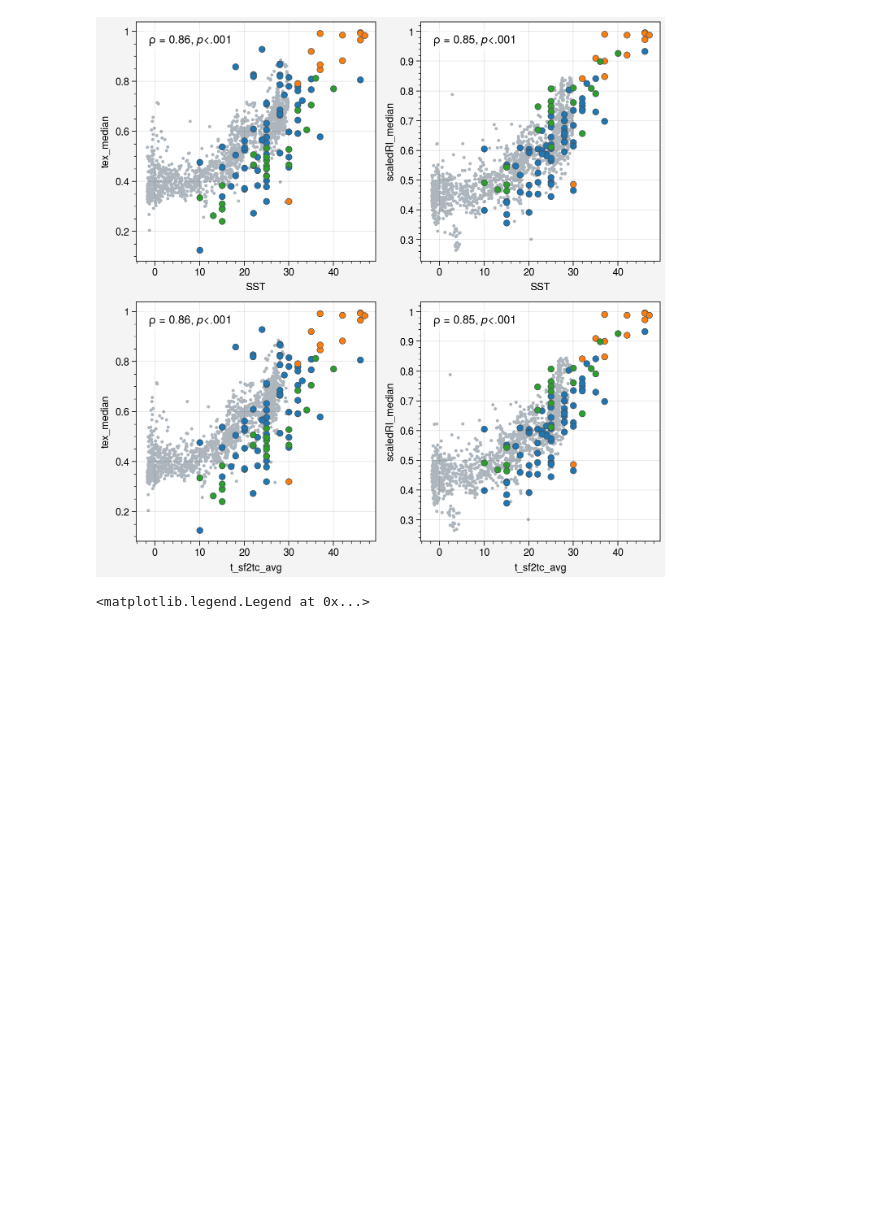
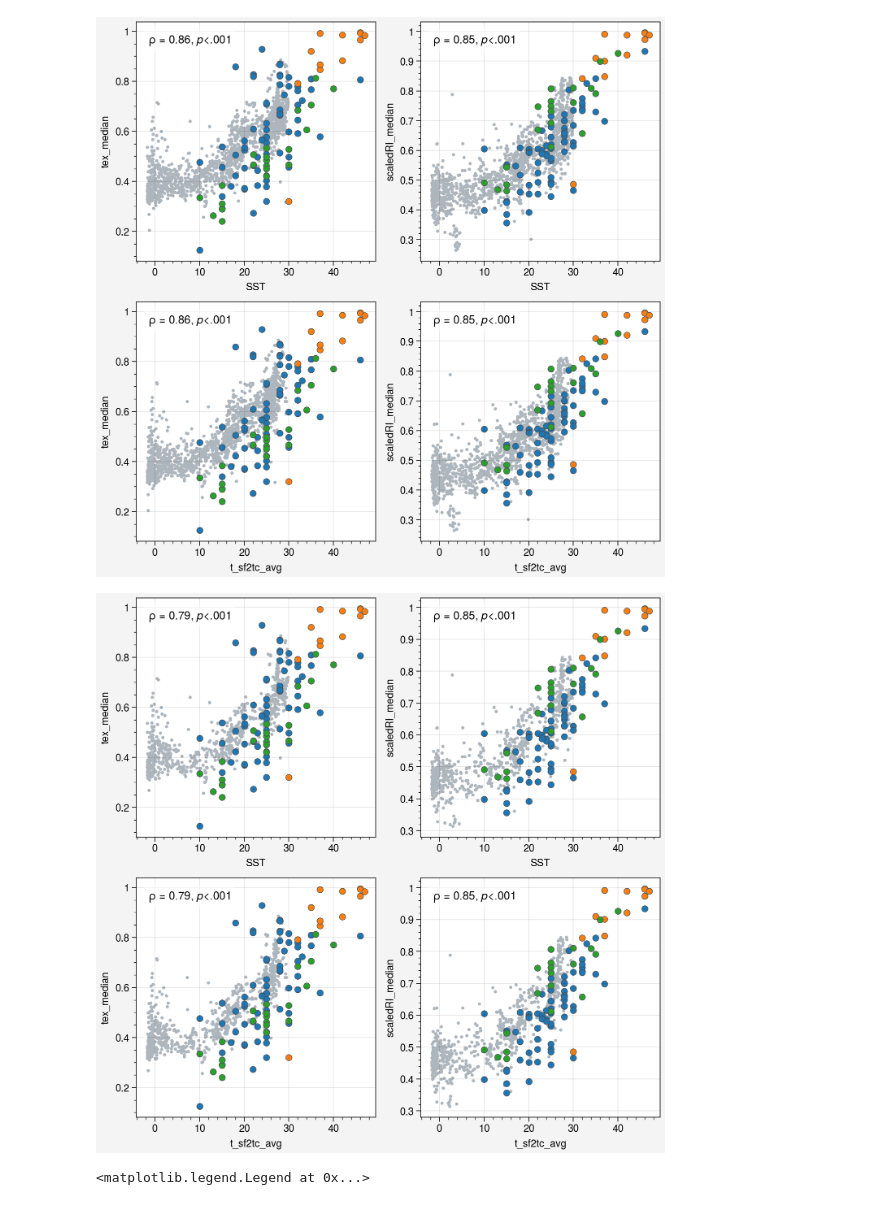
Before and after one commit to PaleoLipidRR/TEXAS, a Jupyter notebook: ipynb_files/figures_for_manuscripts.ipynb, the cells around one changed output. Drawn from its saved outputs; the diff is of its cells as text; code cells hidden in the pictures; blank space fills up the shorter version.

```diff
--- a/ipynb_files/figures_for_manuscripts.ipynb
+++ b/ipynb_files/figures_for_manuscripts.ipynb
@@ -399,7 +402,10 @@ display(coretop_ds)
 
 coretop_ds_merged = xr.merge([coretop_ds, ocean_properties_ds])
 coretop_df = coretop_ds_merged.to_dataframe().dropna(subset=['scaledRI_median','t_sf2tc_avg']).reset_index()
-coretop_df
+display(coretop_df)
+
+coretop_low23_df = coretop_df[coretop_df['gdgt23ratio_median']<5].reset_index(drop=True)
+coretop_low23_df
 # %% [output]
 <xarray.Dataset>
 Dimensions:        (lat: 720, lon: 1440)
@@ -475,6 +494,8 @@ Attributes:
     units:          degrees_celsius
 # %%
 coretop_df['SST'] = [T_da.isel(depth=0).sel(lon=lon, lat=lat).values for lon, lat in zip(coretop_df['lon'], coretop_df['lat'])]
+
+coretop_low23_df['SST'] = [T_da.isel(depth=0).sel(lon=lon, lat=lat).values for lon, lat in zip(coretop_low23_df['lon'], coretop_low23_df['lat'])]
 # %% [markdown]
 # Figure 1
 # %%
@@ -553,6 +574,65 @@ for name, group in grouped:
     axs[:,1].scatter(plot_x, plot_y, s=30, mec='gray7', mew=0.5, cycle='tab10', label=name)
 # %% [output]
 [figure]
+# %%
+fig, axs = plot.subplots(ncols=2,nrows=2,width=7,share=0)
+
+## plot coretop
+ax = axs[0,0]
+plot_x = coretop_low23_df['SST']
+plot_y = coretop_low23_df['tex_median']
+ax.scatter(plot_x, plot_y, s=5, color='gray5')
+## rho, p-value
+rho, p_value = spearmanr(plot_x, plot_y)
+p_value_label = label_pvalues(p_value)
+ax.text(0.05, 0.95, f'$\\rho$ = {rho:.2f}, {p_value_label}',
+        transform=ax.transAxes, fontsize=10, verticalalignment='top', bbox=dict(facecolor='white', alpha=0.5, edgecolor='none'))
+
+ax = axs[1,0]
+plot_x = coretop_low23_df['t_sf2tc_avg']
+plot_y = coretop_low23_df['tex_median']
+ax.scatter(plot_x, plot_y, s=5, color='gray5')
+## rho, p-value
+rho, p_value = spearmanr(plot_x, plot_y)
+p_value_label = label_pvalues(p_value)
+ax.text(0.05, 0.95, f'$\\rho$ = {rho:.2f}, {p_value_label}',
+        transform=ax.transAxes, fontsize=10, verticalalignment='top', bbox=dict(facecolor='white', alpha=0.5, edgecolor='none'))
+
+ax = axs[0,1]
+plot_x = coretop_low23_df['SST']
+plot_y = coretop_low23_df['scaledRI_median']
+ax.scatter(plot_x, plot_y, s=5, color='gray5')
+## rho, p-value
+rho, p_value = spearmanr(plot_x, plot_y)
+p_value_label = label_pvalues(p_value)
+ax.text(0.05, 0.95, f'$\\rho$ = {rho:.2f}, {p_value_label}',
+        transform=ax.transAxes, fontsize=10, verticalalignment='top', bbox=dict(facecolor='white', alpha=0.5, edgecolor='none'))
+
+ax = axs[1,1]
+plot_x = coretop_low23_df['t_sf2tc_avg']
+plot_y = coretop_low23_df['scaledRI_median']
+ax.scatter(plot_x, plot_y, s=5, color='gray5')
+## rho, p-value
+rho, p_value = spearmanr(plot_x, plot_y)
+p_value_label = label_pvalues(p_value)
+ax.text(0.05, 0.95, f'$\\rho$ = {rho:.2f}, {p_value_label}',
+        transform=ax.transAxes, fontsize=10, verticalalignment='top', bbox=dict(facecolor='white', alpha=0.5, edgecolor='none'))
+
+plot_data = culture_meso_df[
+    culture_meso_df['experiment_setup'].isin(['mesocosm','Culture-temperature'])
+    ][culture_meso_df['Temperature']<50].reset_index(drop=True)
+
+grouped = plot_data.groupby('organism_broadClass2')
+for name, group in grouped:
+    plot_x = group['Temperature']
+    plot_y = group['TEX86']
+    axs[:,0].scatter(plot_x, plot_y, s=30, mec='gray7', mew=0.5, cycle='tab10', label=name)
+
+    plot_x = group['Temperature']
+    plot_y = group['scaledRI']
+    axs[:,1].scatter(plot_x, plot_y, s=30, mec='gray7', mew=0.5, cycle='tab10', label=name)
+# %% [output]
+[figure, added]
 # %%
 fig, axs = plot.subplots()
 grouped = culture_meso_df[culture_meso_df['Temperature']<50
```
Also changed, not shown: parts of 2 cells of this notebook, 14 other files.
